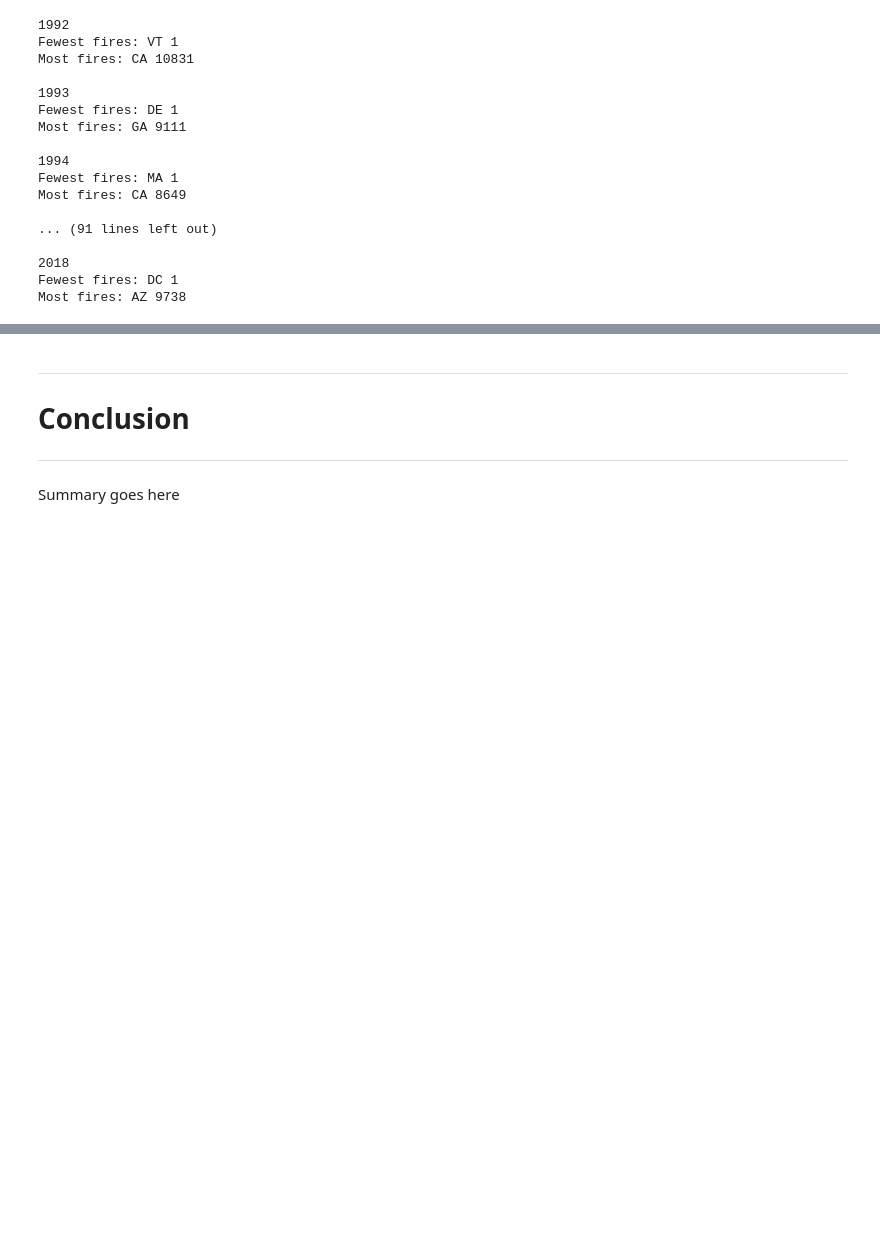
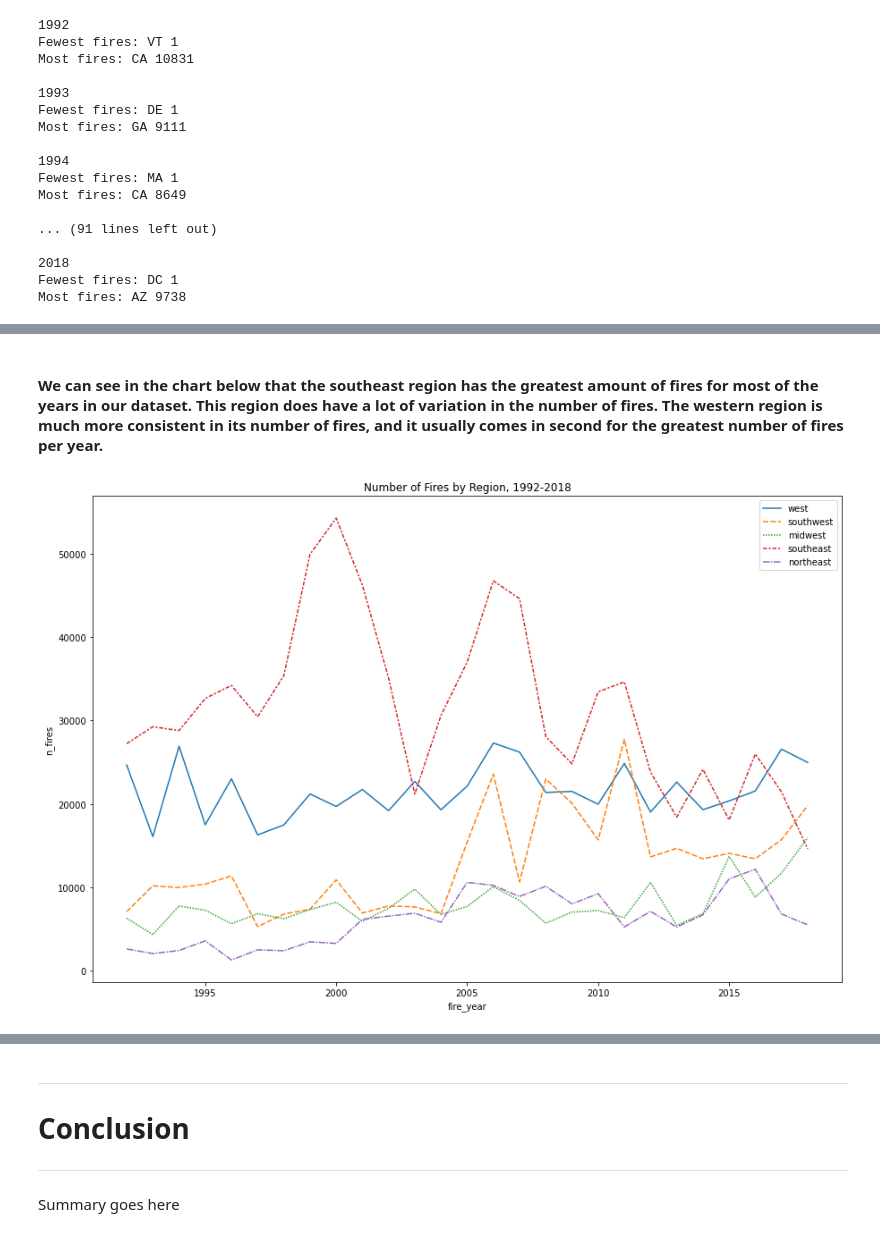
Before and after one commit to Dames-Researching-Flames/Sound-the-Alarm, a Jupyter notebook: Final_Report.ipynb, the cells around one changed output, grey strips where cells are left out. Cells and saved outputs as stored; diff of their text form; code cells hidden in the pictures; blank space fills up the shorter version.

```diff
--- a/Final_Report.ipynb
+++ b/Final_Report.ipynb
@@ -527,0 +555,8 @@ Most fires: AZ 9738
+# %% [markdown]
+#### We can see in the chart below that the southeast region has the greatest amount of fires for most of the years in our dataset. This region does have a lot of variation in the number of fires. The western region is much more consistent in its number of fires, and it usually comes in second for the greatest number of fires per year.
+# %%
+# plot fire occurrence data
+plt.figure(figsize=(15,10))
+sns.lineplot(data=e.num_region(df).drop(columns='total_fires')).set(title='Number of Fires by Region, 1992-2018', ylabel='n_fires');
+# %% [output]
+[figure, added]
```
Also changed, not shown: parts of 12 cells of this notebook, 4 other files.
